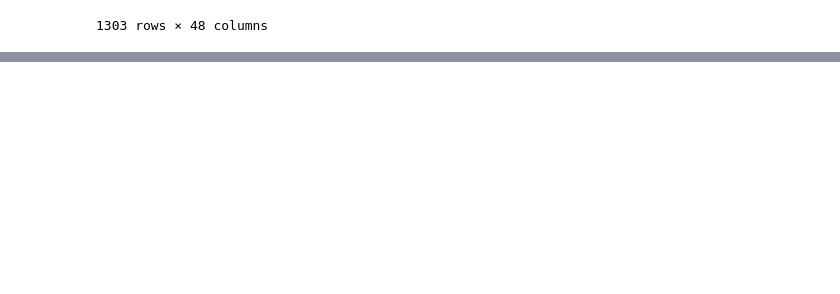
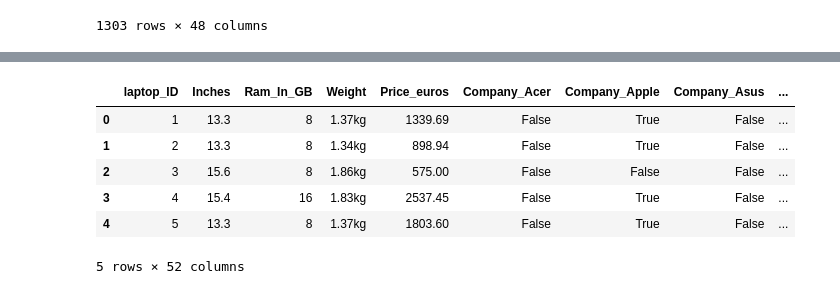
Before and after one commit to edeniyanda/LaptopPricingAI, a Jupyter notebook: main.ipynb, the cells around one changed output, grey strips where cells are left out. Drawn from its saved outputs; the diff is of its cells as text; code cells hidden in the pictures; blank space fills up the shorter version.

```diff
--- a/main.ipynb
+++ b/main.ipynb
@@ -666,3 +666,5 @@ data
 | 1301 | 1319 | 15.6 | 6 | AMD Radeon R5 M330 | Windows 10 | 2.19kg | 764.00 | False | False | ... |
 | 1302 | 1320 | 15.6 | 4 | Intel HD Graphics | Windows 10 | 2.2kg | 369.00 | False | False | ... |
 1303 rows × 48 columns
+# %%
+data = data.drop('Gpu', axis=1)
@@ -668,0 +702,21 @@ data
+# %%
+# Function to group operating systems
+def group_os(os):
+    if 'Windows' in os:
+        return 'Windows'
+    elif 'macOS' in os or 'Mac' in os:
+        return 'Mac'
+    elif 'Linux' in os:
+        return 'Linux'
+    elif 'Chrome' in os:
+        return 'Chrome OS'
+    elif 'No OS' in os:
+        return 'No OS'
+    else:
+        return 'Other'
+# %%
+# Apply the function to group OpSys
+data['OpSys_Grouped'] = data['OpSys'].apply(group_os)
+
+# Verify the grouped column
+data['OpSys_Grouped'].value_counts()
@@ -668,0 +732,17 @@ data
+# %%
+# Apply one-hot encoding
+OpSys_Categories = pd.get_dummies(data['OpSys_Grouped'], prefix='OpSys')
+
+# Join the new features and drop the original column
+data = data.join(OpSys_Categories).drop(['OpSys', 'OpSys_Grouped'], axis=1)
+# %%
+# Verify the updated dataset
+data.head()
+# %% [output]
+|  | laptop_ID | Inches | Ram_In_GB | Weight | Price_euros | Company_Acer | Company_Apple | Company_Asus | ... |
+| 0 | 1 | 13.3 | 8 | 1.37kg | 1339.69 | False | True | False | ... |
+| 1 | 2 | 13.3 | 8 | 1.34kg | 898.94 | False | True | False | ... |
+| 2 | 3 | 15.6 | 8 | 1.86kg | 575.00 | False | False | False | ... |
+| 3 | 4 | 15.4 | 16 | 1.83kg | 2537.45 | False | True | False | ... |
+| 4 | 5 | 13.3 | 8 | 1.37kg | 1803.60 | False | True | False | ... |
+5 rows × 52 columns
```
Also changed, not shown: parts of 5 cells of this notebook.
